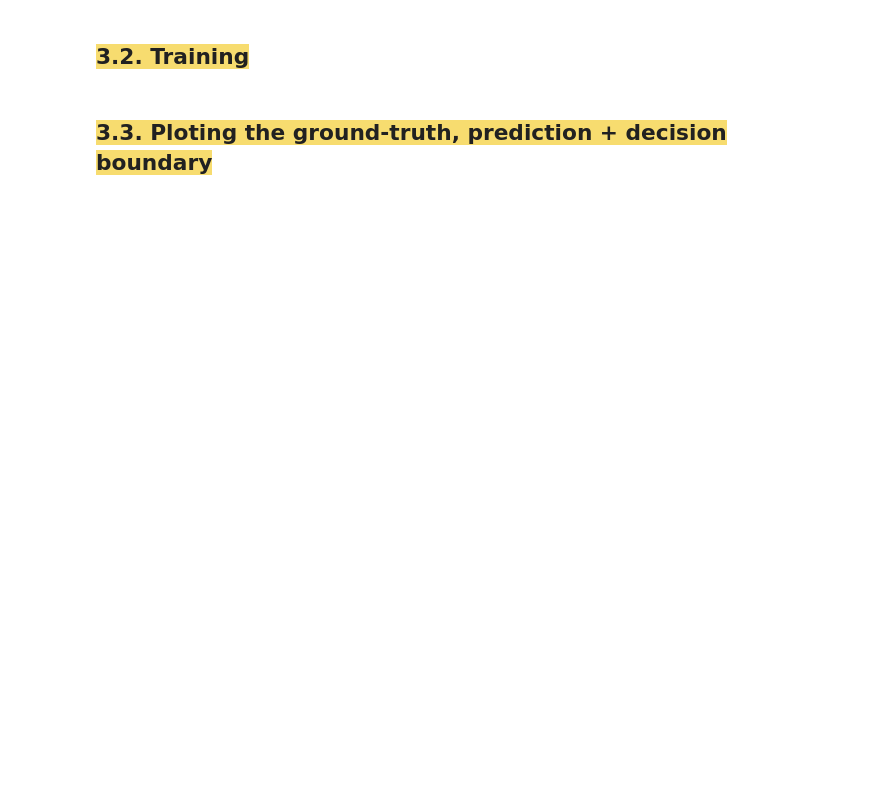
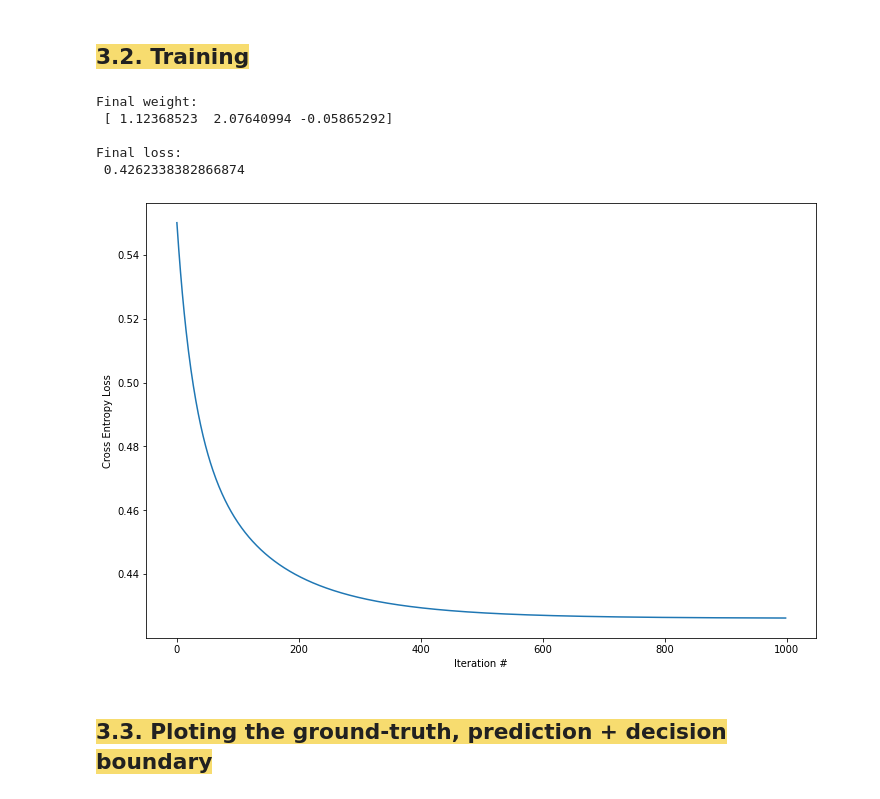
Before and after one commit to ricardokojo/MAC0460-2021, a Jupyter notebook: ep03_logistic_regression.ipynb, the cells around one changed output. Drawn from its saved outputs; the diff is of its cells as text; code cells hidden in the pictures; blank space fills up the shorter version.

```diff
--- a/ep03_logistic_regression.ipynb
+++ b/ep03_logistic_regression.ipynb
@@ -312,2 +374,27 @@ print(min(y), max(y))
+# %%
+# ===> Write the code for
+#      - training,
+#      - printing the final weight vector
+#      - plotting the loss curve
+
+w_logistic, loss = train_logistic(X, y, return_history = True)
+
+print()
+print("Final weight:\n", w_logistic)
+print()
+print("Final loss:\n", loss[-1])
+
+plt.figure(figsize = (12, 8))
+plt.plot(loss)
+plt.xlabel('Iteration #')
+plt.ylabel('Cross Entropy Loss')
+plt.show()
+# %% [output]
+Final weight:
+ [ 1.12368523  2.07640994 -0.05865292]
+
+Final loss:
+ 0.4262338382866874
+[figure, added]
 # %% [markdown]
 ## <font style="background-color: #f7dc6f">3.3. Ploting the ground-truth, prediction + decision boundary</font>
```
Also changed, not shown: parts of 37 cells of this notebook.
